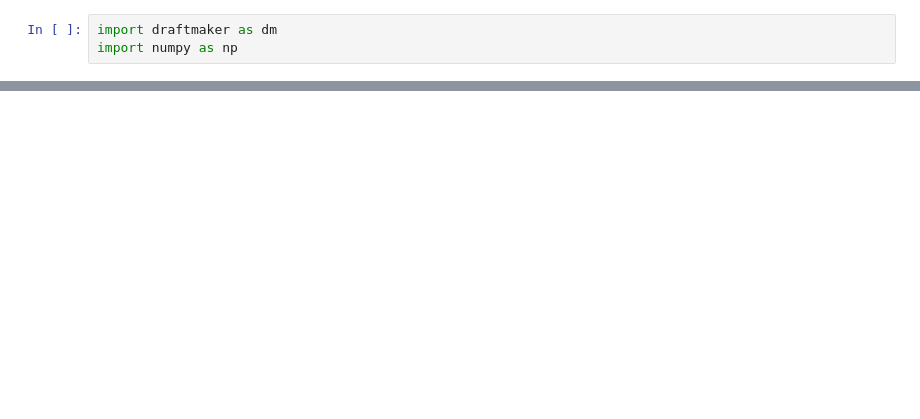
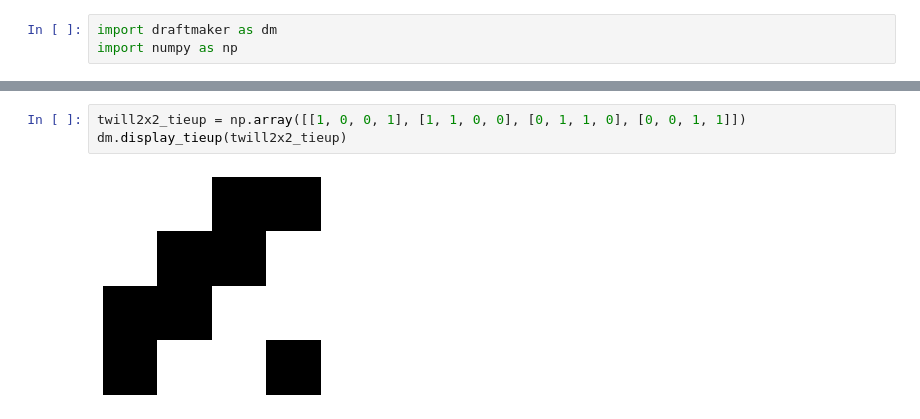
Before and after one commit to elizabethpankratz/weaving-draft-generator, a Jupyter notebook: walkthrough.ipynb, the cells around one changed output, grey strips where cells are left out. Saved outputs shown, nothing was run; the diff lists cells and outputs as text; blank space fills up the shorter version.

```diff
--- a/walkthrough.ipynb
+++ b/walkthrough.ipynb
@@ -28,0 +61,5 @@ For a very clear explanation and illustration of the role of each of these compo
+# %%
+twill2x2_tieup = np.array([[1, 0, 0, 1], [1, 1, 0, 0], [0, 1, 1, 0], [0, 0, 1, 1]])
+dm.display_tieup(twill2x2_tieup)
+# %% [output]
+[figure, added]
```
Also changed, not shown: parts of 33 cells of this notebook, 3 other files.
